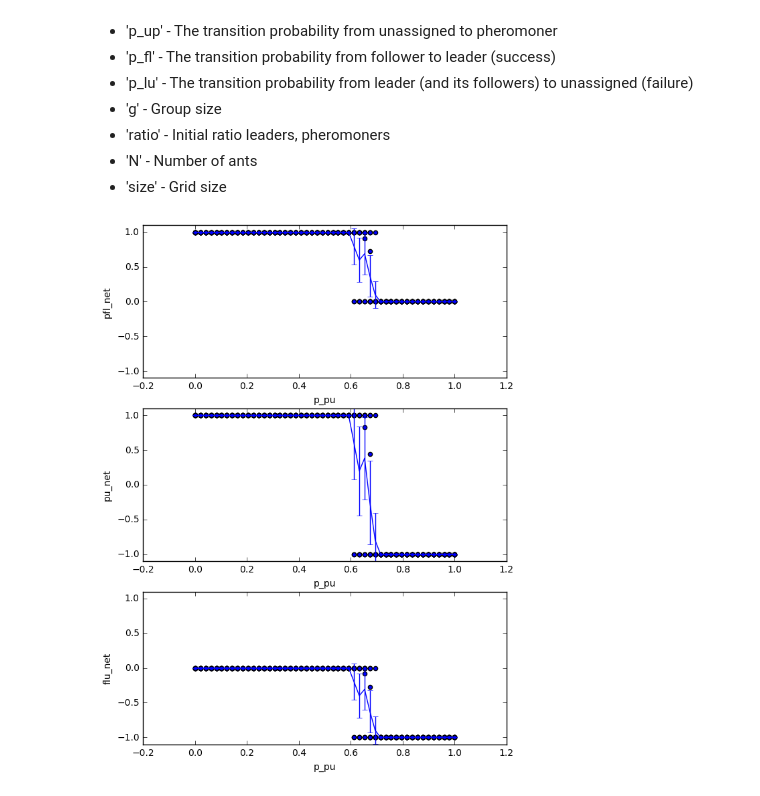
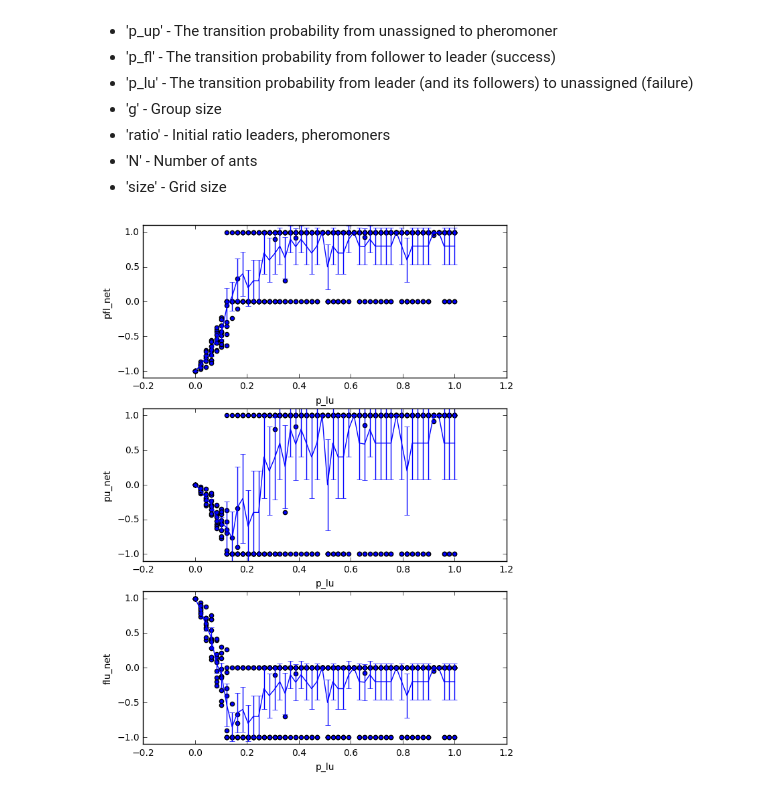
Before and after one commit to WouterVrielink/recruitment_strategies_ABM, a Jupyter notebook: Code/ofat.ipynb, the cells around one changed output. Cells and saved outputs as stored; diff of their text form; code cells hidden in the pictures.

Commit message:
ofat different lu

```diff
--- a/Code/ofat.ipynb
+++ b/Code/ofat.ipynb
@@ -42,10 +42,10 @@ Parameter plots can now be created by changing the param variable in the followi
 - 'N' - Number of ants
 - 'size' - Grid size
 # %%
-prefix = '../Data/ofat_full/ofat_2_2_2_'
-param = 'p_pu'
+prefix = '../Data/ofat_full2/ofat_3_2_4_'
+param = 'p_lu'
 data = read_data(prefix + param + '.csv')
 plot.plot_all_vars(data, param)
 plt.show()
 # %% [output]
-[figure, old version]
+[figure, new version]
```
Also changed, not shown: 39 other files.
